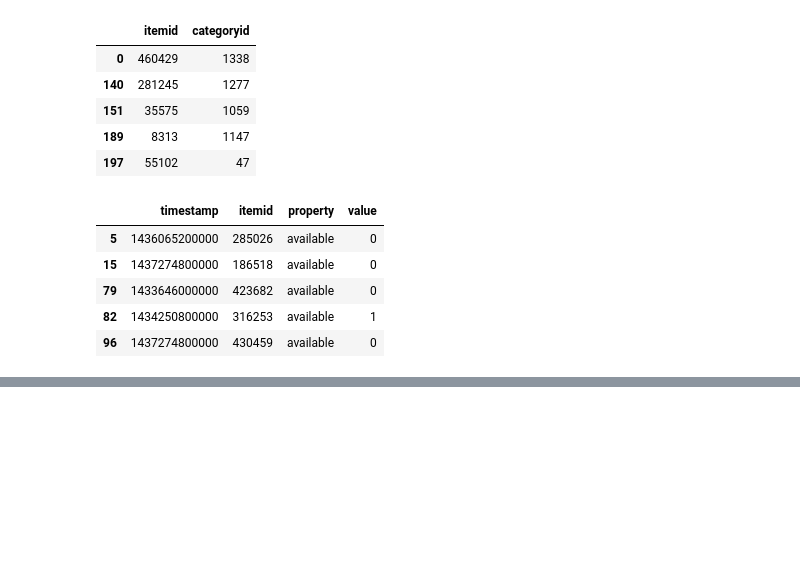
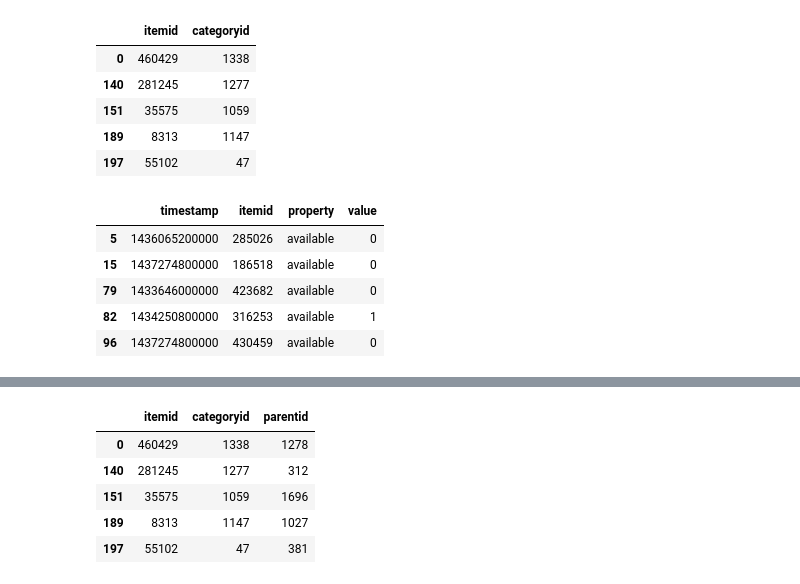
Before and after one commit to oya-oya/skit_hack, a Jupyter notebook: ensemble/tinkering/recomender_RNN.ipynb, the cells around one changed output, grey strips where cells are left out. Saved outputs shown, nothing was run; the diff lists cells and outputs as text; code cells hidden in the pictures; blank space fills up the shorter version.

```diff
--- a/ensemble/tinkering/recomender_RNN.ipynb
+++ b/ensemble/tinkering/recomender_RNN.ipynb
@@ -306,0 +309,5 @@ available.head()
+# %%
+category = pd.read_csv('category_tree.csv').dropna()
+print('Shape:', category.shape)
+print('Columns', category.columns.tolist())
+category.head()
@@ -306,0 +323,14 @@ available.head()
+# %%
+category_parent_dict = category.set_index('categoryid').T.to_dict('list')
+
+pd.options.mode.chained_assignment = None
+item_category['parentid'] = item_category.categoryid.apply(lambda x: int(category_parent_dict.get(int(x), [x])[0]))
+
+item_category.head()
+# %% [output]
+|  | itemid | categoryid | parentid |
+| 0 | 460429 | 1338 | 1278 |
+| 140 | 281245 | 1277 | 312 |
+| 151 | 35575 | 1059 | 1696 |
+| 189 | 8313 | 1147 | 1027 |
+| 197 | 55102 | 47 | 381 |
```
Also changed, not shown: parts of 6 cells of this notebook.
